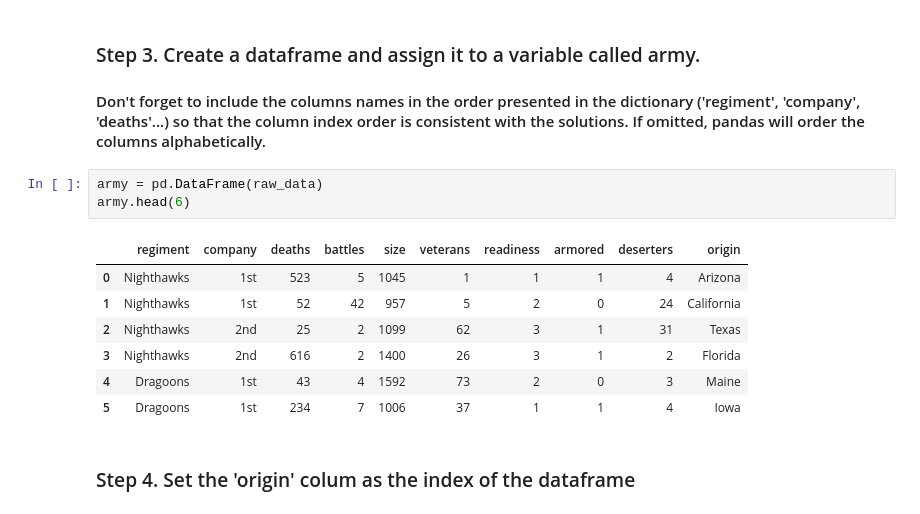
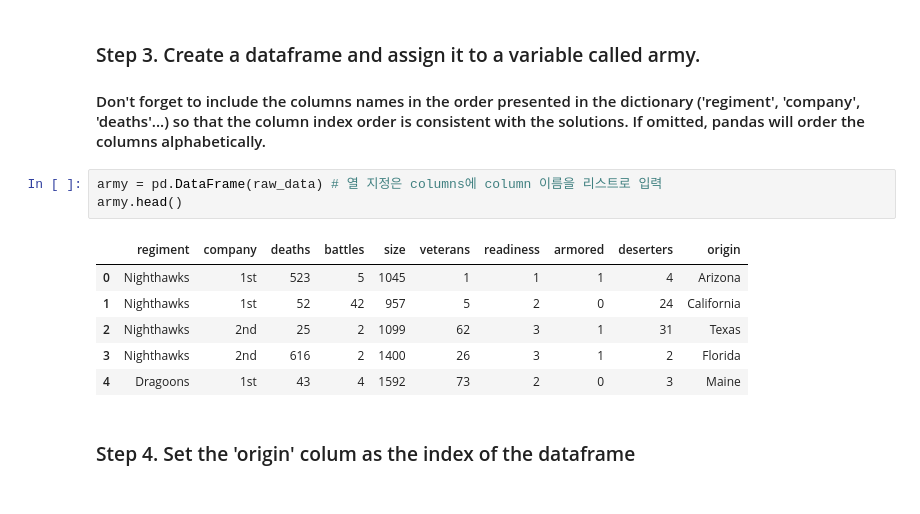
Before and after one commit to Dkepffl/2022-1-ESAA, a Jupyter notebook: Assignment/Assignment0321(1).ipynb, the cells around one changed output. Saved outputs shown, nothing was run; the diff lists cells and outputs as text.

```diff
--- a/Assignment/Assignment0321(1).ipynb
+++ b/Assignment/Assignment0321(1).ipynb
@@ -31,16 +31,15 @@ raw_data = {'regiment': ['Nighthawks', 'Nighthawks', 'Nighthawks', 'Nighthawks',
 
 #### Don't forget to include the columns names in the order presented in the dictionary ('regiment', 'company', 'deaths'...) so that the column index order is consistent with the solutions. If omitted, pandas will order the columns alphabetically.
 # %%
-army = pd.DataFrame(raw_data)
-army.head(6)
+army = pd.DataFrame(raw_data) # 열 지정은 columns에 column 이름을 리스트로 입력
+army.head()
 # %% [output]
 |  | regiment | company | deaths | battles | size | veterans | readiness | armored | deserters | origin |
 | 0 | Nighthawks | 1st | 523 | 5 | 1045 | 1 | 1 | 1 | 4 | Arizona |
 | 1 | Nighthawks | 1st | 52 | 42 | 957 | 5 | 2 | 0 | 24 | California |
 | 2 | Nighthawks | 2nd | 25 | 2 | 1099 | 62 | 3 | 1 | 31 | Texas |
 | 3 | Nighthawks | 2nd | 616 | 2 | 1400 | 26 | 3 | 1 | 2 | Florida |
 | 4 | Dragoons | 1st | 43 | 4 | 1592 | 73 | 2 | 0 | 3 | Maine |
-| 5 | Dragoons | 1st | 234 | 7 | 1006 | 37 | 1 | 1 | 4 | Iowa |
 # %% [markdown]
 ### Step 4. Set the 'origin' colum as the index of the dataframe
 # %%
```
Also changed, not shown: parts of 5 cells of this notebook.
